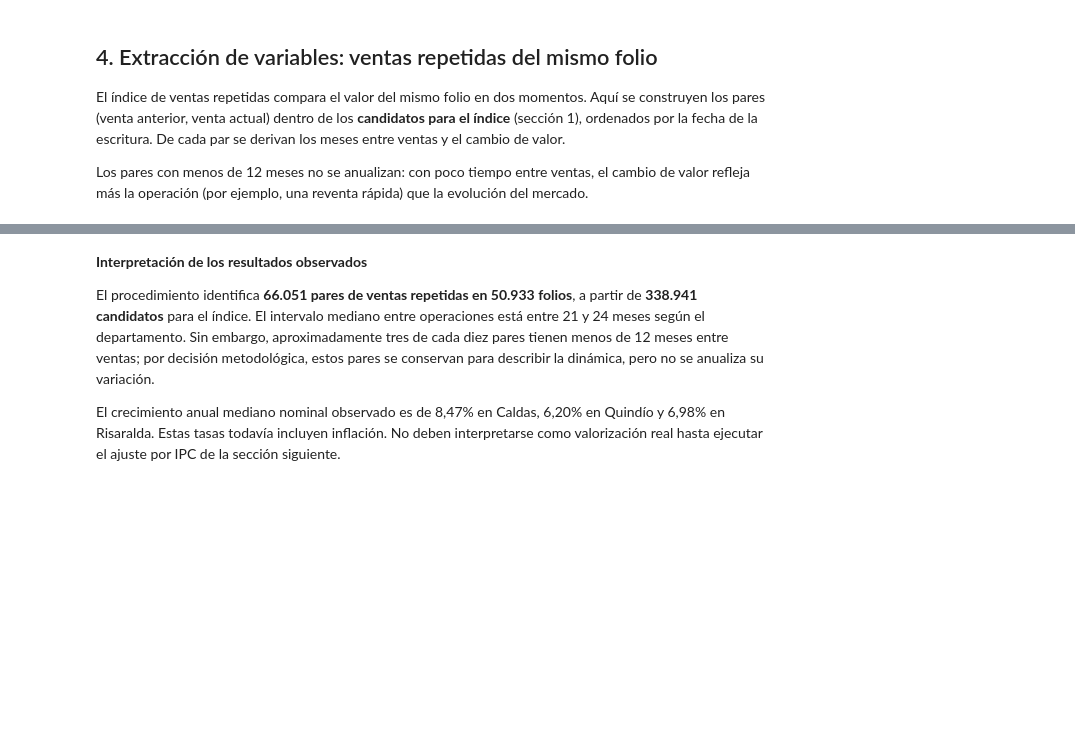
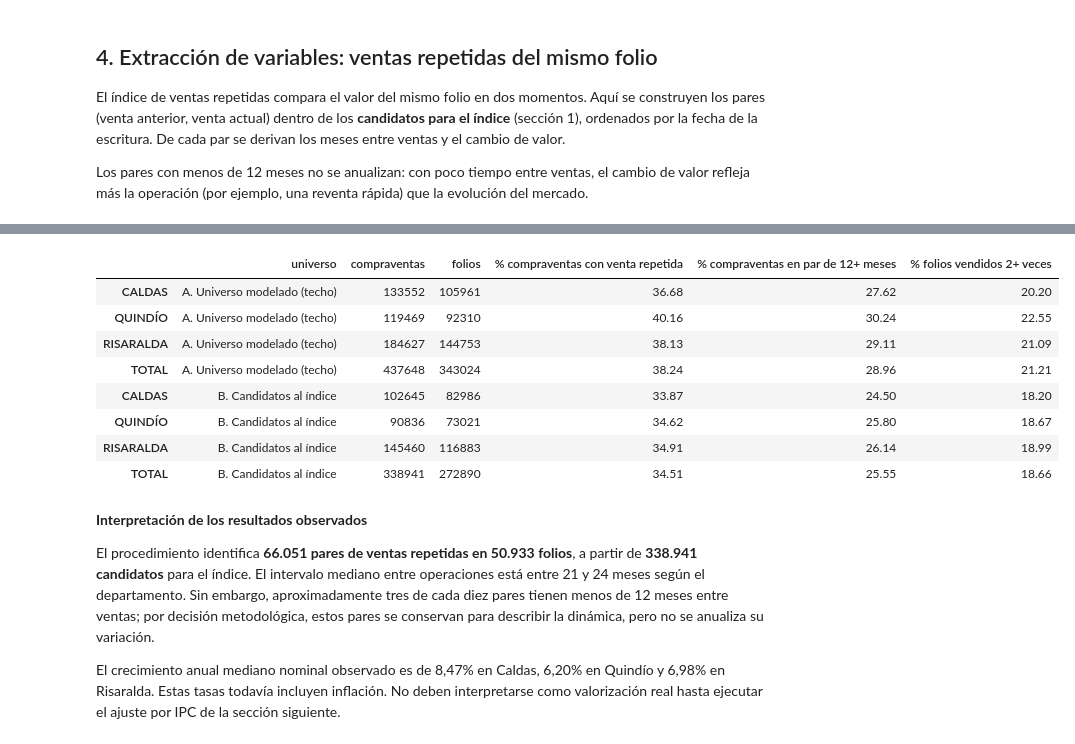
Before and after one commit to felipedbthecreator/Proyecto-GPA-MIAD, a Jupyter notebook: notebooks/parte3_entendimiento_datos_actualizado.ipynb, the cells around one changed output, grey strips where cells are left out. Saved outputs shown, nothing was run; the diff lists cells and outputs as text; code cells hidden in the pictures; blank space fills up the shorter version.

Commit message:
Retro Guía 1: cobertura de ventas repetidas e identidad del folio (celdas 4b-4d); corrige ruta del IPC a data/raw/fuentes

```diff
--- a/notebooks/parte3_entendimiento_datos_actualizado.ipynb
+++ b/notebooks/parte3_entendimiento_datos_actualizado.ipynb
@@ -300,3 +300,45 @@ Candidatos para el índice: 338,941
+# %%
+# 4b. Cobertura de ventas repetidas (respuesta a la retroalimentación de la Guía 1)
+def cobertura_repetidas(mascara, etiqueta):
+    b = d[mascara].sort_values(["matricula", "fecha_escritura"]).copy()
+    g = b.groupby("matricula")
+    b["n_ventas"] = g["pk"].transform("size")
+    # Una venta sirve para medir precio si forma un par de 12+ meses con la anterior o con la siguiente
+    meses = g["fecha_escritura"].diff().dt.days / 30.44
+    largo_previo = meses.ge(12)
+    largo_siguiente = largo_previo.groupby(b["matricula"]).shift(-1).fillna(False).astype(bool)
+    b["en_par_12m"] = largo_previo | largo_siguiente
+
+    def resumen(x):
+        folios = x.groupby("matricula").size()
+        return {
+            "universo": etiqueta,
+            "compraventas": len(x),
+            "folios": len(folios),
+            "% compraventas con venta repetida": x["n_ventas"].ge(2).mean() * 100,
+            "% compraventas en par de 12+ meses": x["en_par_12m"].mean() * 100,
+            "% folios vendidos 2+ veces": folios.ge(2).mean() * 100,
+        }
+
+    filas = {dep: resumen(x) for dep, x in b.groupby("departamento")}
+    filas["TOTAL"] = resumen(b)
+    return pd.DataFrame(filas).T
+
+tabla_cobertura = pd.concat([
+    cobertura_repetidas(universo, "A. Universo modelado (techo)"),
+    cobertura_repetidas(candidatos, "B. Candidatos al índice"),
+])
+display(tabla_cobertura)
+# %% [output]
+|  | universo | compraventas | folios | % compraventas con venta repetida | % compraventas en par de 12+ meses | % folios vendidos 2+ veces |
+| CALDAS | A. Universo modelado (techo) | 133552 | 105961 | 36.68 | 27.62 | 20.20 |
+| QUINDÍO | A. Universo modelado (techo) | 119469 | 92310 | 40.16 | 30.24 | 22.55 |
+| RISARALDA | A. Universo modelado (techo) | 184627 | 144753 | 38.13 | 29.11 | 21.09 |
+| TOTAL | A. Universo modelado (techo) | 437648 | 343024 | 38.24 | 28.96 | 21.21 |
+| CALDAS | B. Candidatos al índice | 102645 | 82986 | 33.87 | 24.50 | 18.20 |
+| QUINDÍO | B. Candidatos al índice | 90836 | 73021 | 34.62 | 25.80 | 18.67 |
+| RISARALDA | B. Candidatos al índice | 145460 | 116883 | 34.91 | 26.14 | 18.99 |
+| TOTAL | B. Candidatos al índice | 338941 | 272890 | 34.51 | 25.55 | 18.66 |
 # %% [markdown]
 **Interpretación de los resultados observados**
 
```
Also changed, not shown: parts of 6 cells of this notebook.
